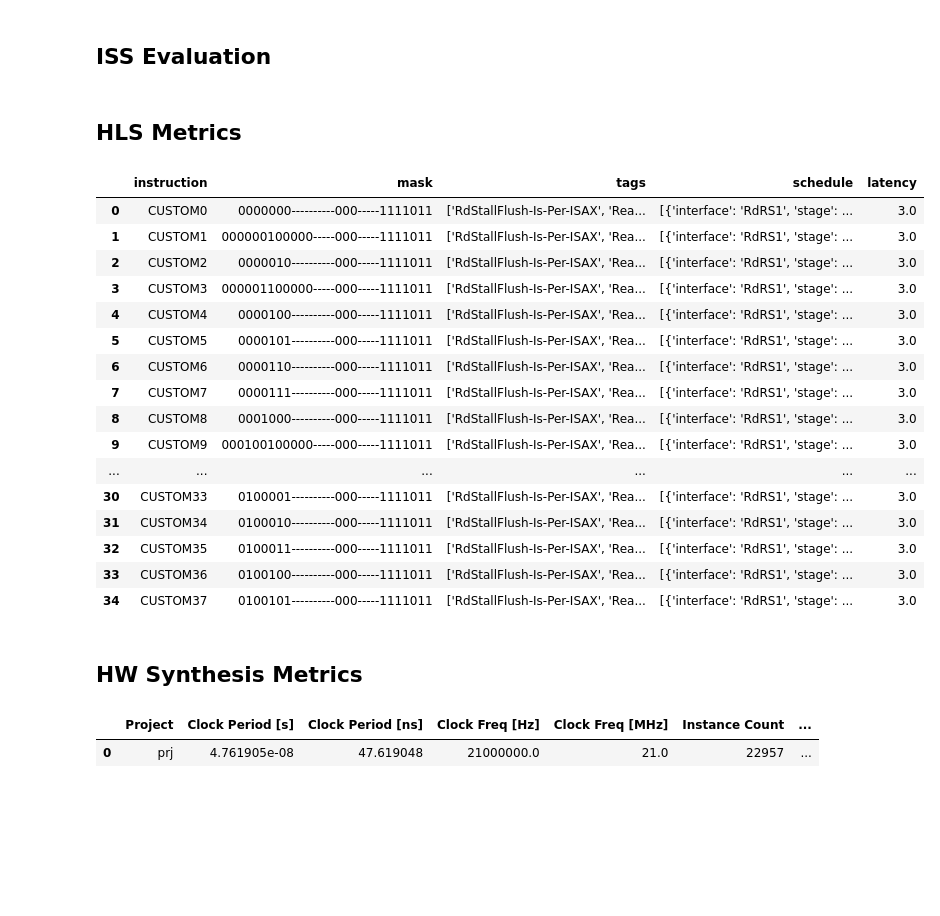
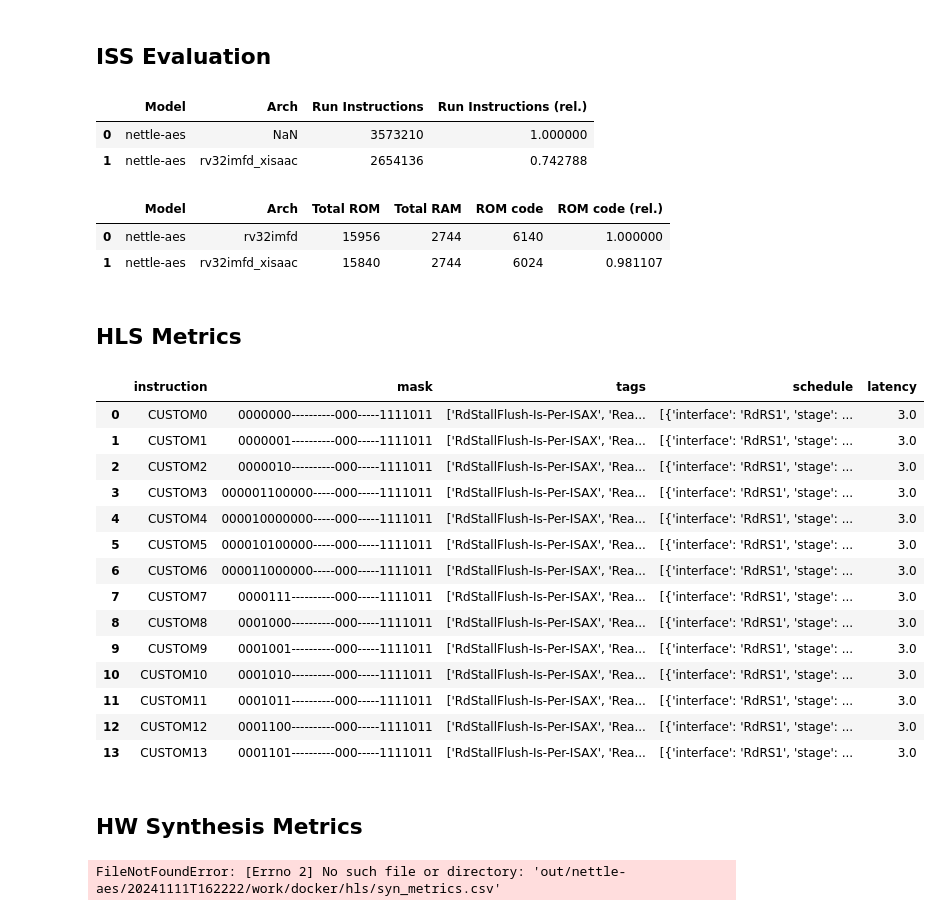
Before and after one commit to PhilippvK/isaac-demo, a Jupyter notebook: Demo.ipynb, the cells around one changed output. Saved outputs shown, nothing was run; the diff lists cells and outputs as text; code cells hidden in the pictures; blank space fills up the shorter version.

```diff
--- a/Demo.ipynb
+++ b/Demo.ipynb
@@ -11,4 +14,4 @@ from IPython.display import IFrame, HTML, Markdown, Image, display
 # %%
 OUT_DIR_BASE = "out"
-BENCH = "coremark"
+BENCH = "nettle-aes"
 DATE = "latest"
@@ -273,34 +380,51 @@ InstructionSet XIsaac extends RV32I {
 # %% [markdown]
 ## ISS Evaluation
+# %%
+RUN_COMPARE = Path(str(RUN) + "_compare")
+REPORT_COMPARE = RUN_COMPARE / "report.csv"
+
+COLS = ["Model", "Arch", "Run Instructions", "Run Instructions (rel.)"]
+pd.read_csv(REPORT_COMPARE)[COLS]
+# %% [output]
+|  | Model | Arch | Run Instructions | Run Instructions (rel.) |
+| 0 | nettle-aes | NaN | 3573210 | 1.000000 |
+| 1 | nettle-aes | rv32imfd_xisaac | 2654136 | 0.742788 |
+# %%
+RUN_COMPARE_MEM = Path(str(RUN) + "_compare_mem")
+REPORT_COMPARE_MEM = RUN_COMPARE_MEM / "report.csv"
+
+COLS = ["Model", "Arch", "Total ROM", "Total RAM", "ROM code", "ROM code (rel.)"]
+pd.read_csv(REPORT_COMPARE_MEM)[COLS]
+# %% [output]
+|  | Model | Arch | Total ROM | Total RAM | ROM code | ROM code (rel.) |
+| 0 | nettle-aes | rv32imfd | 15956 | 2744 | 6140 | 1.000000 |
+| 1 | nettle-aes | rv32imfd_xisaac | 15840 | 2744 | 6024 | 0.981107 |
 # %% [markdown]
 ## HLS Metrics
 # %%
-hls_metrics_csv = "work/docker/hls/metrics5.csv"  # TODO!
+hls_metrics_csv = WORK / "docker" / "hls" / "hls_metrics.csv"
 display(pd.read_csv(hls_metrics_csv))
 # %% [output]
 |  | instruction | mask | tags | schedule | latency |
 | 0 | CUSTOM0 | 0000000----------000-----1111011 | ['RdStallFlush-Is-Per-ISAX', 'Rea... | [{'interface': 'RdRS1', 'stage': ... | 3.0 |
-| 1 | CUSTOM1 | 000000100000-----000-----1111011 | ['RdStallFlush-Is-Per-ISAX', 'Rea... | [{'interface': 'RdRS1', 'stage': ... | 3.0 |
+| 1 | CUSTOM1 | 0000001----------000-----1111011 | ['RdStallFlush-Is-Per-ISAX', 'Rea... | [{'interface': 'RdRS1', 'stage': ... | 3.0 |
 | 2 | CUSTOM2 | 0000010----------000-----1111011 | ['RdStallFlush-Is-Per-ISAX', 'Rea... | [{'interface': 'RdRS1', 'stage': ... | 3.0 |
 | 3 | CUSTOM3 | 000001100000-----000-----1111011 | ['RdStallFlush-Is-Per-ISAX', 'Rea... | [{'interface': 'RdRS1', 'stage': ... | 3.0 |
-| 4 | CUSTOM4 | 0000100----------000-----1111011 | ['RdStallFlush-Is-Per-ISAX', 'Rea... | [{'interface': 'RdRS1', 'stage': ... | 3.0 |
-| 5 | CUSTOM5 | 0000101----------000-----1111011 | ['RdStallFlush-Is-Per-ISAX', 'Rea... | [{'interface': 'RdRS1', 'stage': ... | 3.0 |
-| 6 | CUSTOM6 | 0000110----------000-----1111011 | ['RdStallFlush-Is-Per-ISAX', 'Rea... | [{'interface': 'RdRS1', 'stage': ... | 3.0 |
+| 4 | CUSTOM4 | 000010000000-----000-----1111011 | ['RdStallFlush-Is-Per-ISAX', 'Rea... | [{'interface': 'RdRS1', 'stage': ... | 3.0 |
+| 5 | CUSTOM5 | 000010100000-----000-----1111011 | ['RdStallFlush-Is-Per-ISAX', 'Rea... | [{'interface': 'RdRS1', 'stage': ... | 3.0 |
+| 6 | CUSTOM6 | 000011000000-----000-----1111011 | ['RdStallFlush-Is-Per-ISAX', 'Rea... | [{'interface': 'RdRS1', 'stage': ... | 3.0 |
 | 7 | CUSTOM7 | 0000111----------000-----1111011 | ['RdStallFlush-Is-Per-ISAX', 'Rea... | [{'interface': 'RdRS1', 'stage': ... | 3.0 |
 | 8 | CUSTOM8 | 0001000----------000-----1111011 | ['RdStallFlush-Is-Per-ISAX', 'Rea... | [{'interface': 'RdRS1', 'stage': ... | 3.0 |
-| 9 | CUSTOM9 | 000100100000-----000-----1111011 | ['RdStallFlush-Is-Per-ISAX', 'Rea... | [{'interface': 'RdRS1', 'stage': ... | 3.0 |
-| ... | ... | ... | ... | ... | ... |
-| 30 | CUSTOM33 | 0100001----------000-----1111011 | ['RdStallFlush-Is-Per-ISAX', 'Rea... | [{'interface': 'RdRS1', 'stage': ... | 3.0 |
-| 31 | CUSTOM34 | 0100010----------000-----1111011 | ['RdStallFlush-Is-Per-ISAX', 'Rea... | [{'interface': 'RdRS1', 'stage': ... | 3.0 |
-| 32 | CUSTOM35 | 0100011----------000-----1111011 | ['RdStallFlush-Is-Per-ISAX', 'Rea... | [{'interface': 'RdRS1', 'stage': ... | 3.0 |
-| 33 | CUSTOM36 | 0100100----------000-----1111011 | ['RdStallFlush-Is-Per-ISAX', 'Rea... | [{'interface': 'RdRS1', 'stage': ... | 3.0 |
-| 34 | CUSTOM37 | 0100101----------000-----1111011 | ['RdStallFlush-Is-Per-ISAX', 'Rea... | [{'interface': 'RdRS1', 'stage': ... | 3.0 |
+| 9 | CUSTOM9 | 0001001----------000-----1111011 | ['RdStallFlush-Is-Per-ISAX', 'Rea... | [{'interface': 'RdRS1', 'stage': ... | 3.0 |
+| 10 | CUSTOM10 | 0001010----------000-----1111011 | ['RdStallFlush-Is-Per-ISAX', 'Rea... | [{'interface': 'RdRS1', 'stage': ... | 3.0 |
+| 11 | CUSTOM11 | 0001011----------000-----1111011 | ['RdStallFlush-Is-Per-ISAX', 'Rea... | [{'interface': 'RdRS1', 'stage': ... | 3.0 |
+| 12 | CUSTOM12 | 0001100----------000-----1111011 | ['RdStallFlush-Is-Per-ISAX', 'Rea... | [{'interface': 'RdRS1', 'stage': ... | 3.0 |
+| 13 | CUSTOM13 | 0001101----------000-----1111011 | ['RdStallFlush-Is-Per-ISAX', 'Rea... | [{'interface': 'RdRS1', 'stage': ... | 3.0 |
 # %% [markdown]
 ## HW Synthesis Metrics
 # %%
-syn_metrics_csv = "work/docker/hls/syn_metrics5.csv"  # TODO!
+syn_metrics_csv = WORK / "docker" / "hls" / "syn_metrics.csv"
 display(pd.read_csv(syn_metrics_csv))
 # TODO: store baseline (without ext)!
 # %% [output]
-|  | Project | Clock Period [s] | Clock Period [ns] | Clock Freq [Hz] | Clock Freq [MHz] | Instance Count | ... |
-| 0 | prj | 4.761905e-08 | 47.619048 | 21000000.0 | 21.0 | 22957 | ... |
+FileNotFoundError: [Errno 2] No such file or directory: 'out/nettle-aes/20241111T162222/work/docker/hls/syn_metrics.csv'
```
Also changed, not shown: parts of 24 cells of this notebook, 1 other file.
